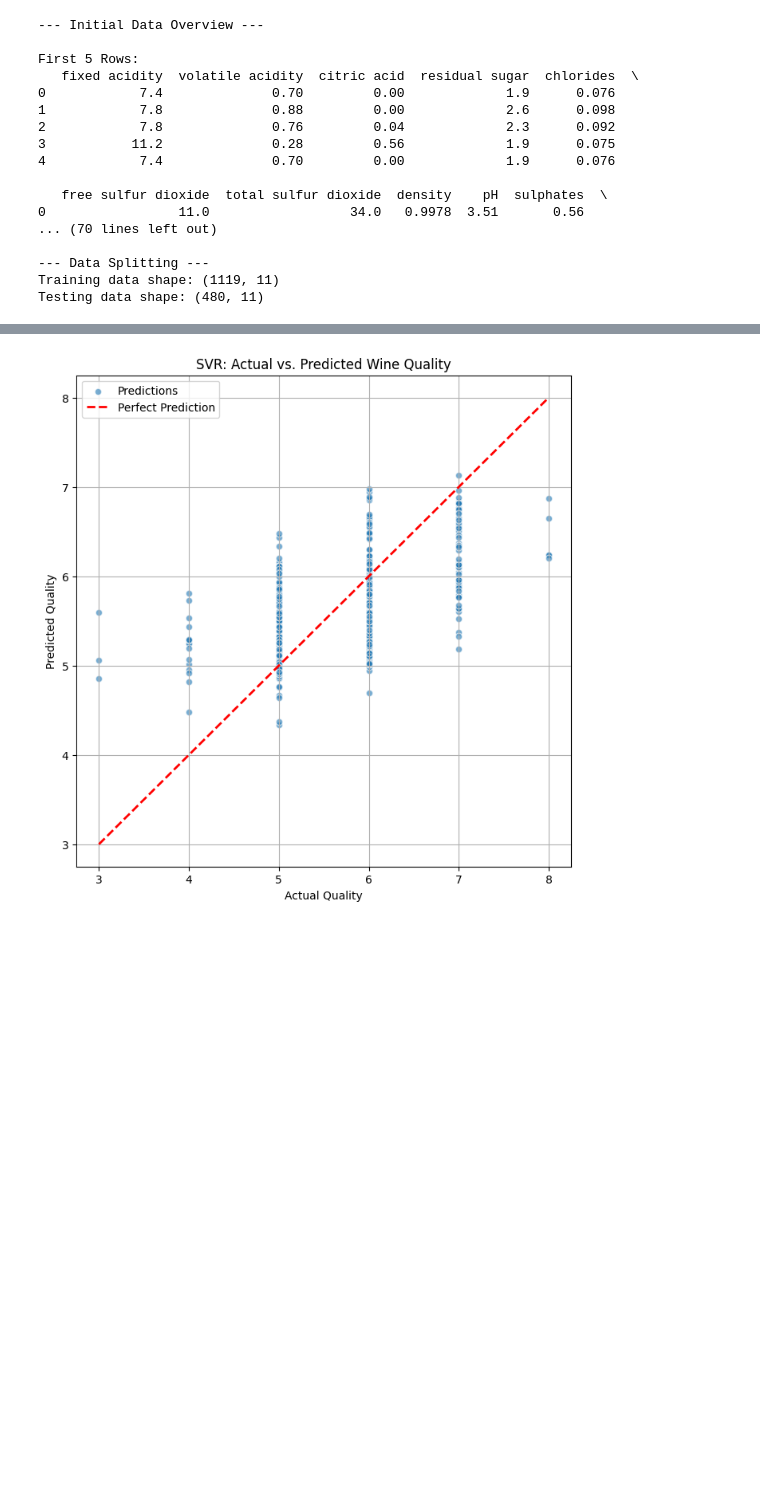
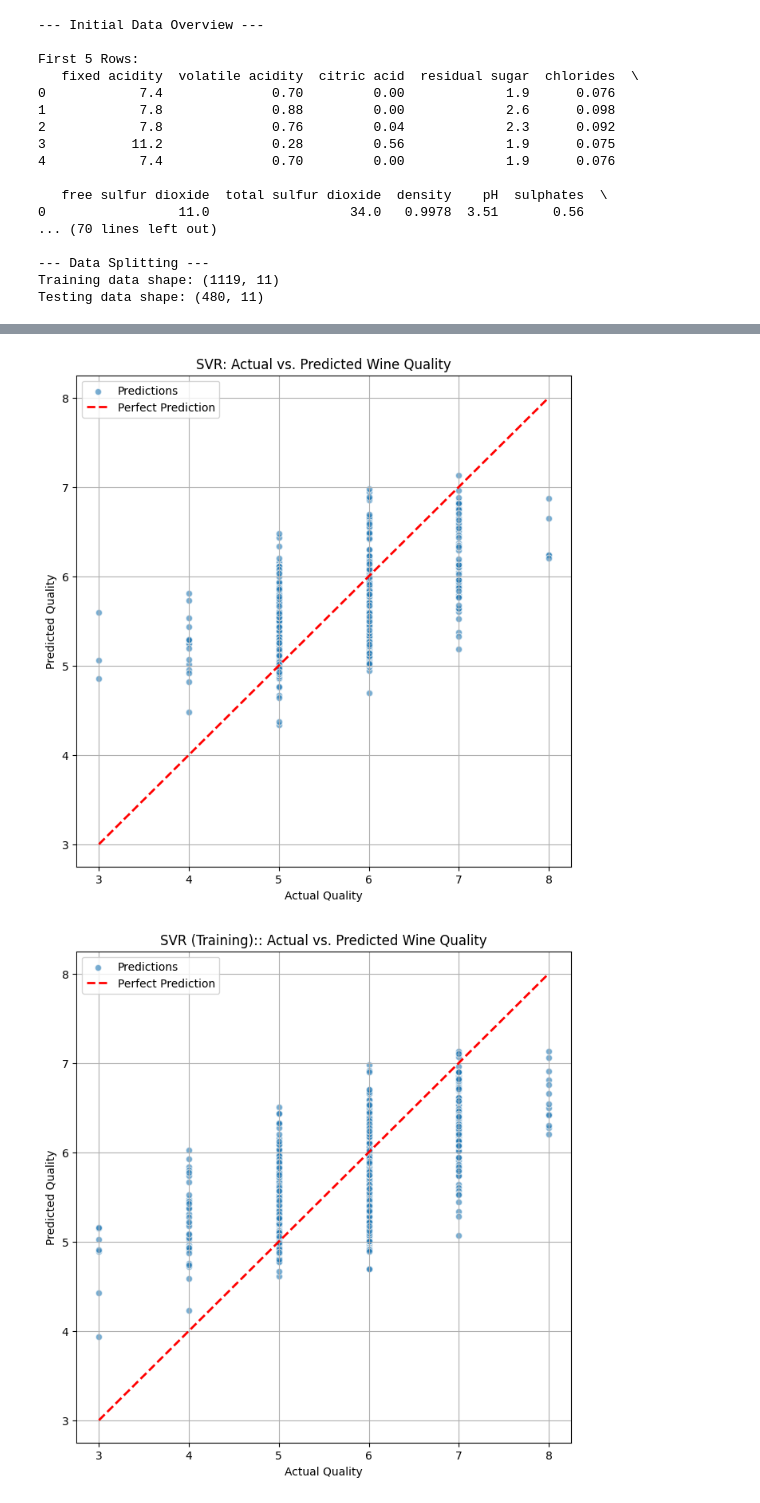
Before and after one commit to pctiope/AI221, a Jupyter notebook: Ensemble_Learning/mex3_2.ipynb, the cells around one changed output, grey strips where cells are left out. Drawn from its saved outputs; the diff is of its cells as text; code cells hidden in the pictures; blank space fills up the shorter version.

```diff
--- a/Ensemble_Learning/mex3_2.ipynb
+++ b/Ensemble_Learning/mex3_2.ipynb
@@ -165,25 +181,17 @@ Training Mean Absolute Deviation (MAD): 0.4392
 # %%
-from sklearn.svm import SVR
-from sklearn.pipeline import Pipeline
-from sklearn.preprocessing import StandardScaler
-from sklearn.model_selection import RandomizedSearchCV
-from scipy.stats import loguniform
-from sklearn.metrics import mean_squared_error, r2_score, mean_absolute_error
-import matplotlib.pyplot as plt
-
 pipeline = Pipeline([
-    ('scaler', StandardScaler()),
-    ('svr', SVR())
+    ('preprocess', StandardScaler()),
+    ('regress', SVR())
 ])
 
-param_grid = {
-    'svr__C': loguniform(1e-1, 1e3),
-    'svr__gamma': loguniform(1e-4, 1e-1),
-    'svr__kernel': ['rbf', 'poly', 'sigmoid'],
-    'svr__degree': [2, 3, 4]
+model_params = {
+    'regress__C': loguniform(1e-1, 1e3),
+    'regress__gamma': loguniform(1e-4, 1e-1),
+    'regress__kernel': ['rbf', 'poly', 'sigmoid'],
+    'regress__degree': [2, 3, 4]
 }
 
-n_iter = 1
+n_iter = 20
 random_search = RandomizedSearchCV(
     pipeline,
     param_distributions=model_params,
@@ -222,7 +230,7 @@ print(f"Training R-squared (R2): {train_r2:.4f}")
 print(f"Training Mean Absolute Deviation (MAD): {train_mad:.4f}")
 
 plt.figure(figsize=(8, 8))
-plt.scatter(y_test, y_pred_svr, alpha=0.6, edgecolors='w', label='Predictions')
+plt.scatter(y_test, y_pred_test, alpha=0.6, edgecolors='w', label='Predictions')
 plt.plot([y_test.min(), y_test.max()], [y_test.min(), y_test.max()], 'r--', lw=2, label='Perfect Prediction')
 plt.xlabel("Actual Quality")
 plt.ylabel("Predicted Quality")
@@ -230,6 +238,22 @@ plt.title("SVR: Actual vs. Predicted Wine Quality")
 plt.legend()
 plt.grid(True)
 plt.show()
+
+plt.figure(figsize=(8, 8))
+plt.scatter(y_train, y_pred_train, alpha=0.6, edgecolors='w', label='Predictions')
+plt.plot([y_train.min(), y_train.max()], [y_train.min(), y_train.max()], 'r--', lw=2, label='Perfect Prediction')
+plt.xlabel("Actual Quality")
+plt.ylabel("Predicted Quality")
+plt.title("SVR (Training):: Actual vs. Predicted Wine Quality")
+plt.legend()
+plt.grid(True)
+plt.show()
+
+y_pred_test_class = np.round(y_pred_test).astype(int)
+y_pred_test_class = np.clip(y_pred_test_class, y.min(), y.max())
+print('Test Classification Report')
+print(classification_report(y_test, y_pred_test_class))
+plt.show()
 # %% [output]
 Starting SVR hyperparameter tuning...
 Fitting 5 folds for each of 20 candidates, totalling 100 fits
@@ -244 +275,2 @@ Testing Mean Absolute Deviation (MAD): 0.4871
 [figure]
+[figure, added]
```
Also changed, not shown: parts of 8 cells of this notebook, 2 other files.
